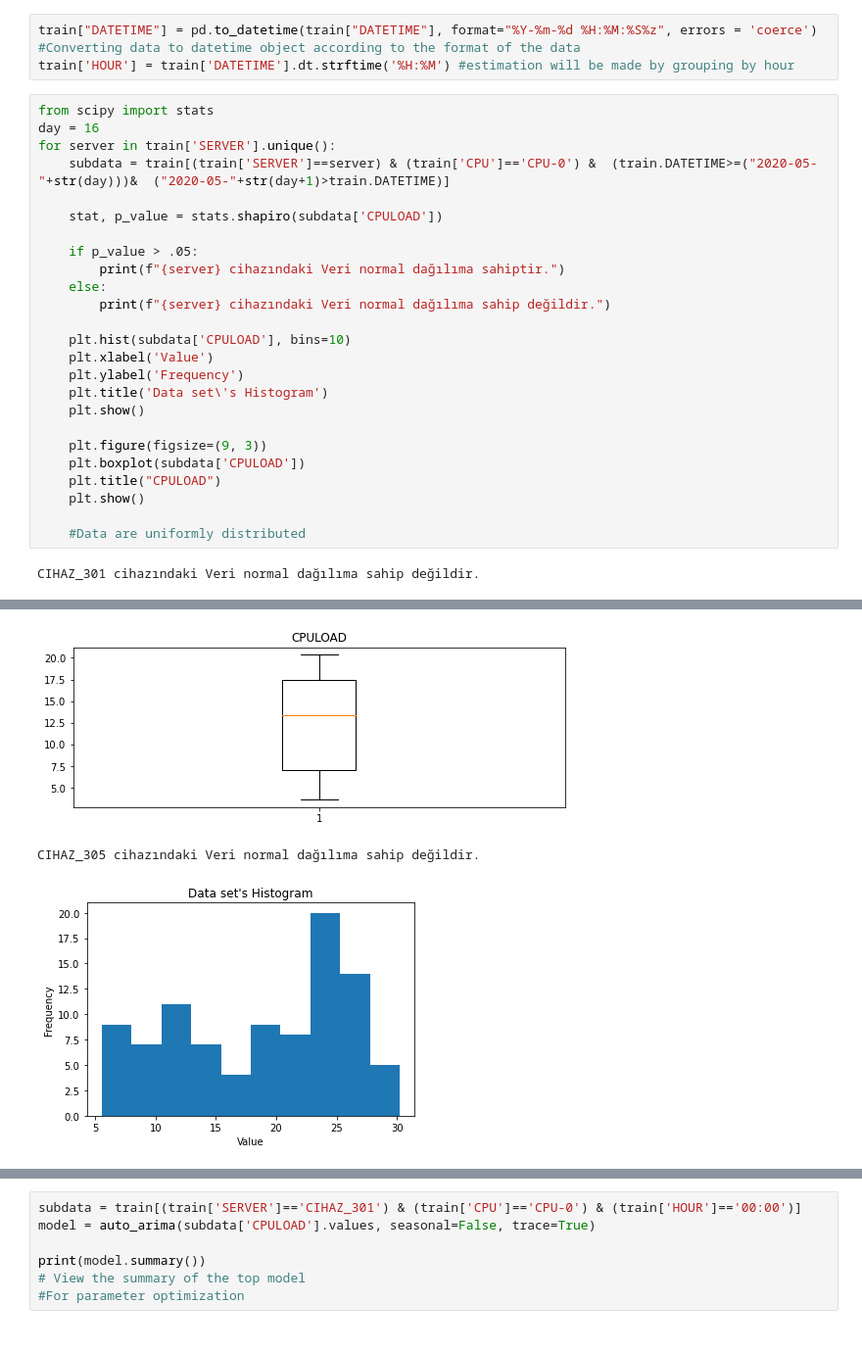
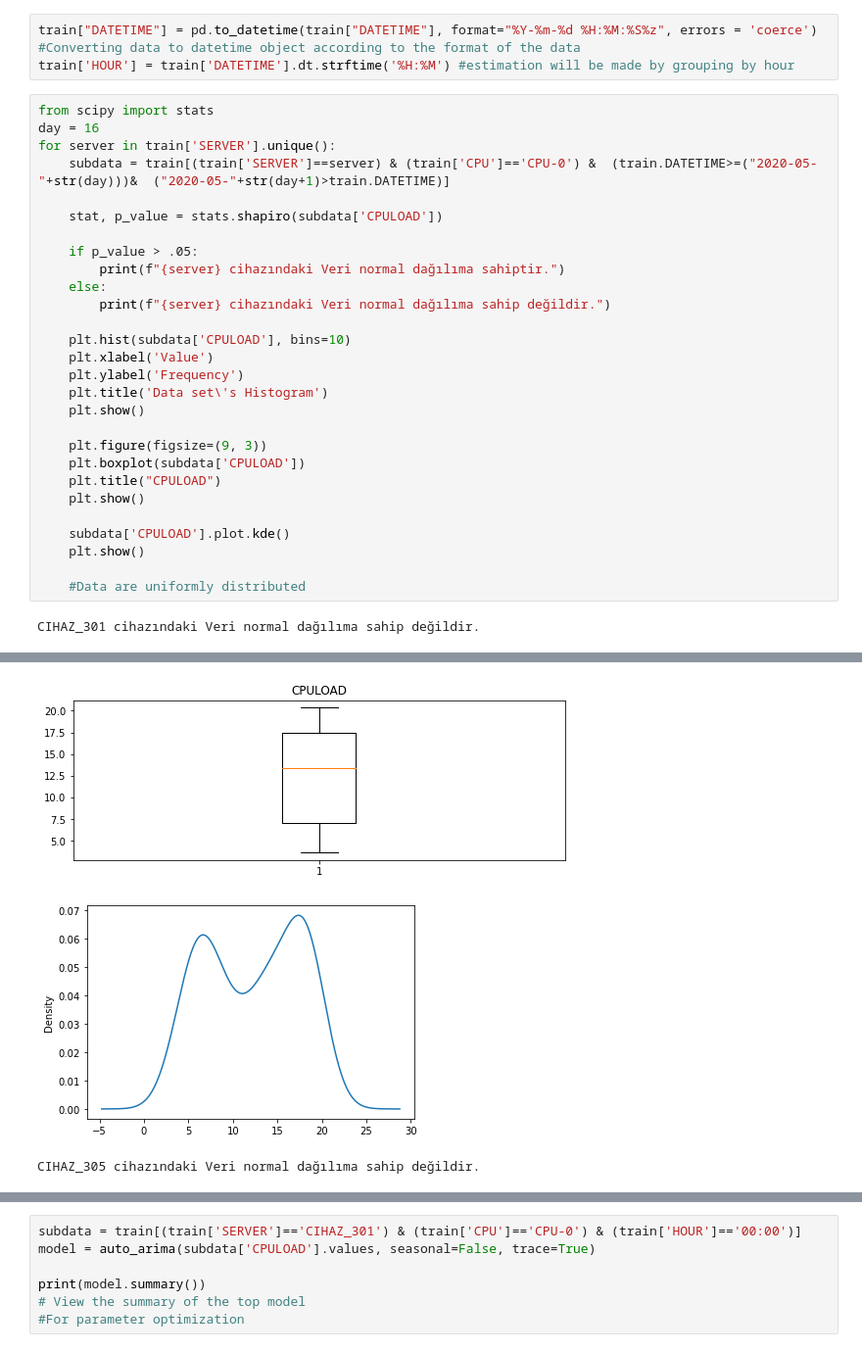
Before and after one commit to necmettinalver/CPULoad-Tahmini-InnovaFuture, a Jupyter notebook: cas1.ipynb, the cells around one changed output, grey strips where cells are left out. Shown at 98% size. Drawn from its saved outputs; the diff is of its cells as text.

```diff
--- a/cas1.ipynb
+++ b/cas1.ipynb
@@ -73,31 +73,34 @@ train['HOUR'] = train['DATETIME'].dt.strftime('%H:%M') #estimation will be made
 # %%
 from scipy import stats
 day = 16
 for server in train['SERVER'].unique():
     subdata = train[(train['SERVER']==server) & (train['CPU']=='CPU-0') &  (train.DATETIME>=("2020-05-"+str(day)))&  ("2020-05-"+str(day+1)>train.DATETIME)]
 
     stat, p_value = stats.shapiro(subdata['CPULOAD'])
 
     if p_value > .05:
         print(f"{server} cihazındaki Veri normal dağılıma sahiptir.")
     else:
         print(f"{server} cihazındaki Veri normal dağılıma sahip değildir.")
 
     plt.hist(subdata['CPULOAD'], bins=10)
     plt.xlabel('Value')
     plt.ylabel('Frequency')
     plt.title('Data set\'s Histogram')
     plt.show()
 
     plt.figure(figsize=(9, 3))
     plt.boxplot(subdata['CPULOAD'])
     plt.title("CPULOAD")
     plt.show()
 
+    subdata['CPULOAD'].plot.kde()
+    plt.show()
+
     #Data are uniformly distributed
 # %% [output]
 CIHAZ_301 cihazındaki Veri normal dağılıma sahip değildir.
 [figure]
 [figure]
+[figure, new version]
 CIHAZ_305 cihazındaki Veri normal dağılıma sahip değildir.
-[figure, old version]
```
Also changed, not shown: parts of 2 cells of this notebook.
